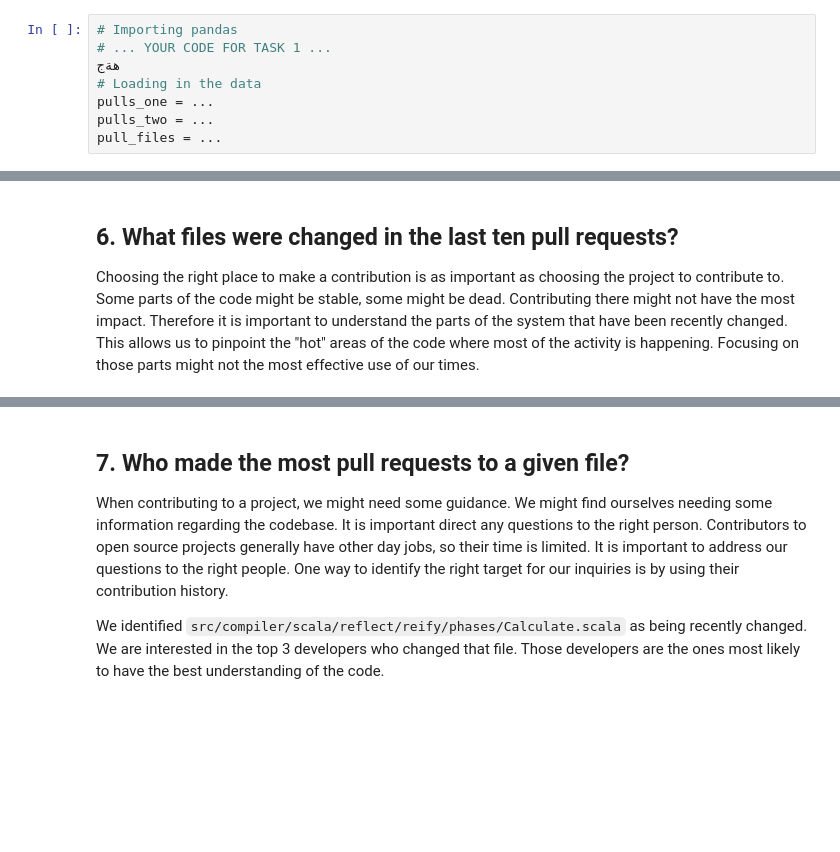
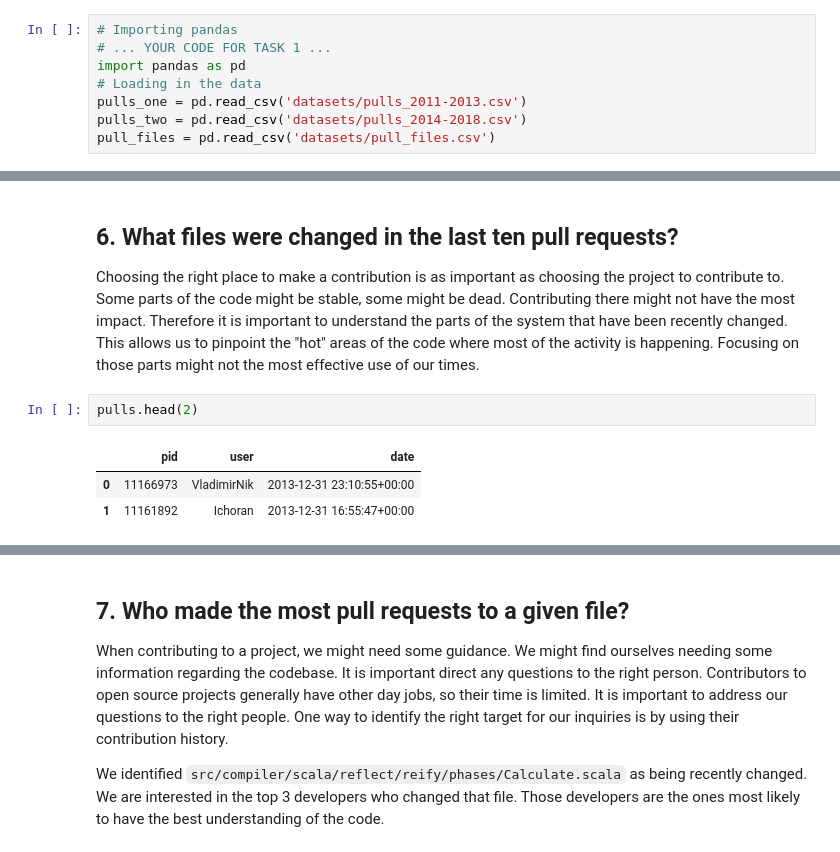
Before and after one commit to Ibn-mohey/Practice-Python, a Jupyter notebook: Data Camp/07.The GitHub History of the Scala Language/notebook.ipynb, the cells around one changed output, grey strips where cells are left out. Saved outputs shown, nothing was run; the diff lists cells and outputs as text; blank space fills up the shorter version.

```diff
--- a/Data Camp/07.The GitHub History of the Scala Language/notebook.ipynb
+++ b/Data Camp/07.The GitHub History of the Scala Language/notebook.ipynb
@@ -12,11 +12,11 @@
 # %%
 # Importing pandas
 # ... YOUR CODE FOR TASK 1 ...
-هةج
+import pandas as pd
 # Loading in the data
-pulls_one = ...
-pulls_two = ...
-pull_files = ...
+pulls_one = pd.read_csv('datasets/pulls_2011-2013.csv')
+pulls_two = pd.read_csv('datasets/pulls_2014-2018.csv')
+pull_files = pd.read_csv('datasets/pull_files.csv')
 # %% [markdown]
 ## 2. Preparing and cleaning the data
 <p>First, we will need to combine the data from the two separate pull DataFrames. </p>
@@ -73,3 +107,9 @@ by_user = ...
 # %% [markdown]
 ## 6. What files were changed in the last ten pull requests?
 <p>Choosing the right place to make a contribution is as important as choosing the project to contribute to. Some parts of the code might be stable, some might be dead. Contributing there might not have the most impact. Therefore it is important to understand the parts of the system that have been recently changed. This allows us to pinpoint the "hot" areas of the code where most of the activity is happening. Focusing on those parts might not the most effective use of our times.</p>
+# %%
+pulls.head(2)
+# %% [output]
+|  | pid | user | date |
+| 0 | 11166973 | VladimirNik | 2013-12-31 23:10:55+00:00 |
+| 1 | 11161892 | Ichoran | 2013-12-31 16:55:47+00:00 |
```
Also changed, not shown: parts of 15 cells of this notebook.
